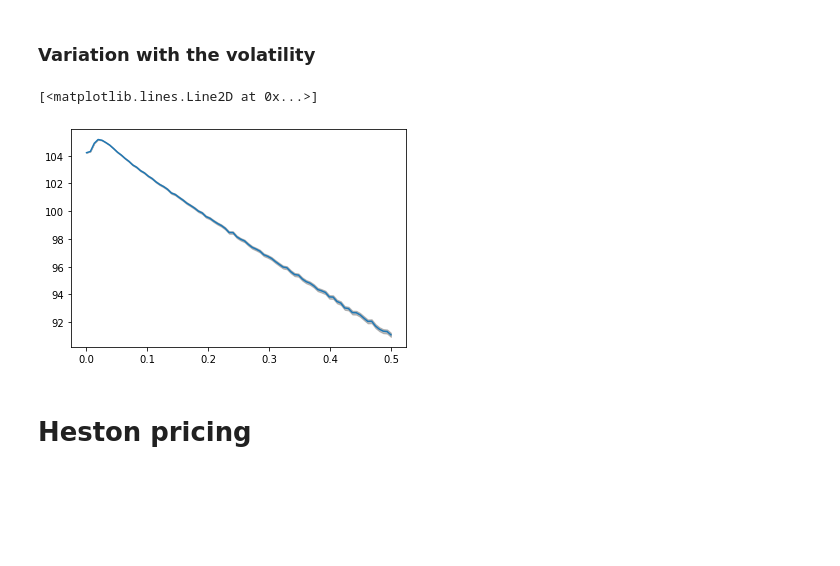
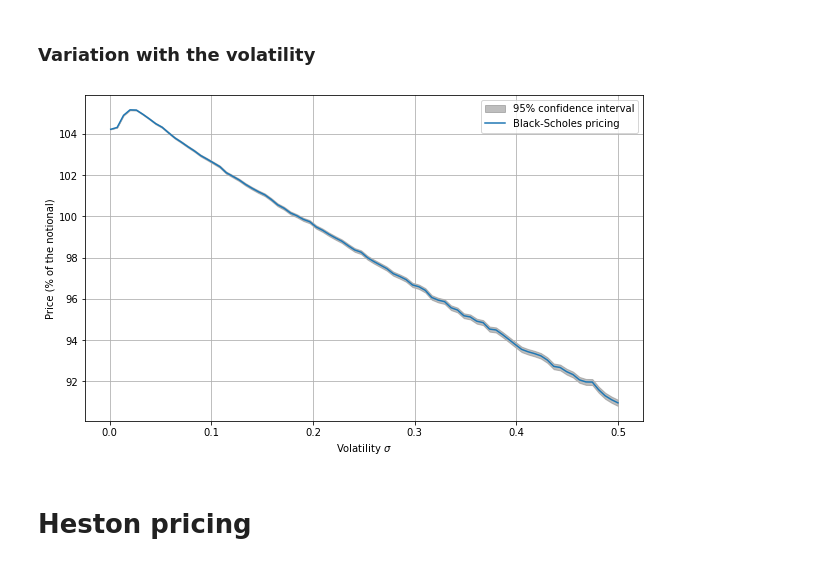
Before and after one commit to 20castro/Autocallable, a Jupyter notebook: simple_monte_carlo/result.ipynb, the cells around one changed output. Drawn from its saved outputs; the diff is of its cells as text; code cells hidden in the pictures; blank space fills up the shorter version.

Commit message:
Charts

```diff
--- a/simple_monte_carlo/result.ipynb
+++ b/simple_monte_carlo/result.ipynb
@@ -65,8 +71,15 @@ for v in vols:
     prices.append(price)
 prices = np.array(prices)
 # %%
-plt.fill_between(vols, prices[::, 0] - prices[::, 1], prices[::, 0] + prices[::, 1], color='tab:gray', alpha=.5)
-plt.plot(vols, prices[::, 0])
+fig, ax = plt.subplots(figsize=(10, 6))
+ax.fill_between(
+    vols, prices[::, 0] - prices[::, 1], prices[::, 0] + prices[::, 1],
+    color='tab:gray', alpha=.5, label=r'95% confidence interval'
+)
+ax.plot(vols, prices[::, 0], label='Black-Scholes pricing')
+ax.set_xlabel(r'Volatility $\sigma$')
+ax.set_ylabel(r'Price (% of the notional)')
+ax.grid()
+ax.legend();
 # %% [output]
-[<matplotlib.lines.Line2D at 0x...>]
-[figure, old version]
+[figure, new version]
```
Also changed, not shown: parts of 10 cells of this notebook, 2 other files.
